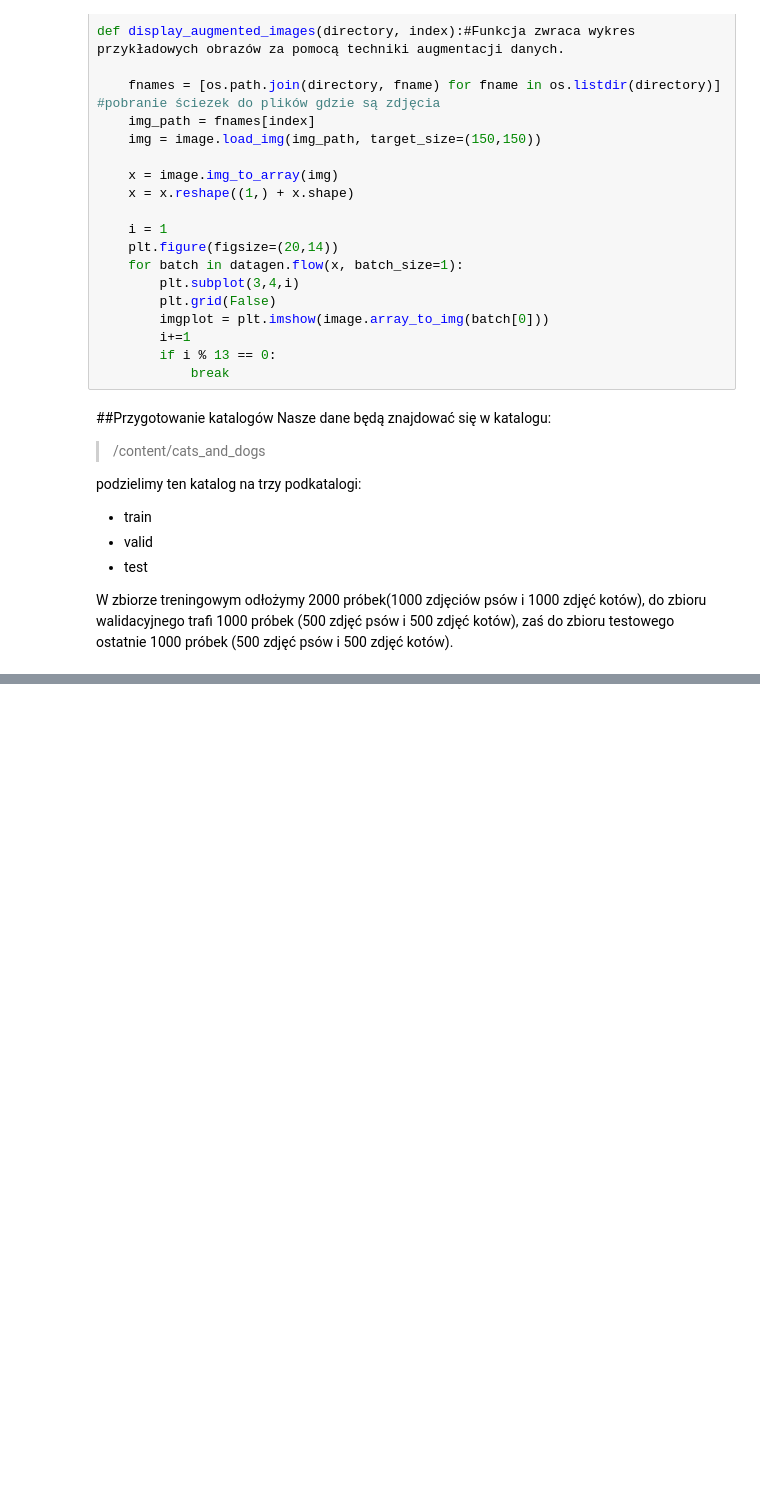
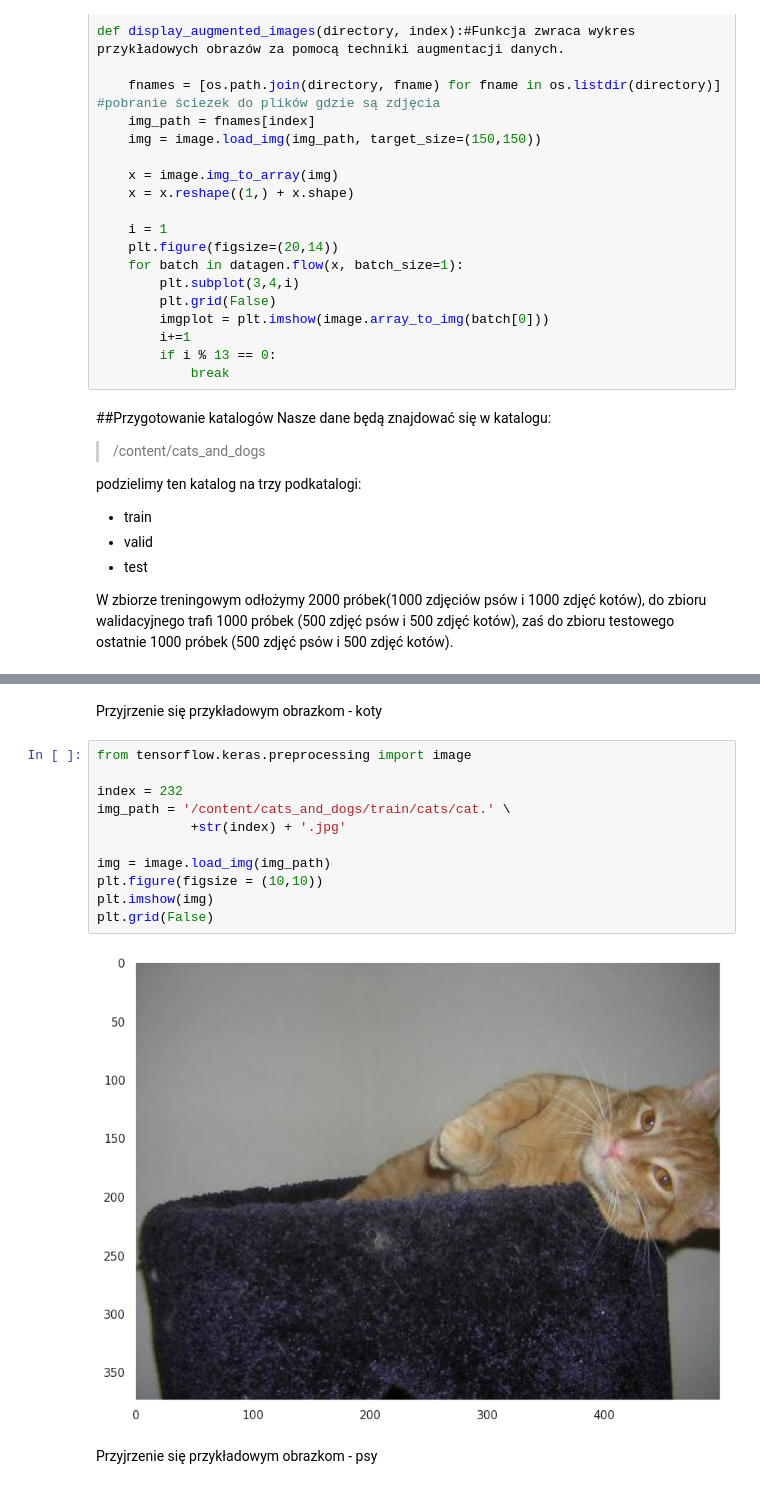
Before and after one commit to Adam129511/sieci2, a Jupyter notebook: CNN_catsVSdogs.ipynb, the cells around one changed output, grey strips where cells are left out. Saved outputs shown, nothing was run; the diff lists cells and outputs as text; blank space fills up the shorter version.

```diff
--- a/CNN_catsVSdogs.ipynb
+++ b/CNN_catsVSdogs.ipynb
@@ -135,0 +225,17 @@ W zbiorze treningowym odłożymy 2000 próbek(1000 zdjęciów psów i 1000 zdję
+# %% [markdown]
+Przyjrzenie się przykładowym obrazkom - koty
+# %%
+from tensorflow.keras.preprocessing import image
+
+index = 232
+img_path = '/content/cats_and_dogs/train/cats/cat.' \
+            +str(index) + '.jpg'
+
+img = image.load_img(img_path)
+plt.figure(figsize = (10,10))
+plt.imshow(img)
+plt.grid(False)
+# %% [output]
+[figure, added]
+# %% [markdown]
+Przyjrzenie się przykładowym obrazkom - psy
```
Also changed, not shown: parts of 7 cells of this notebook.
